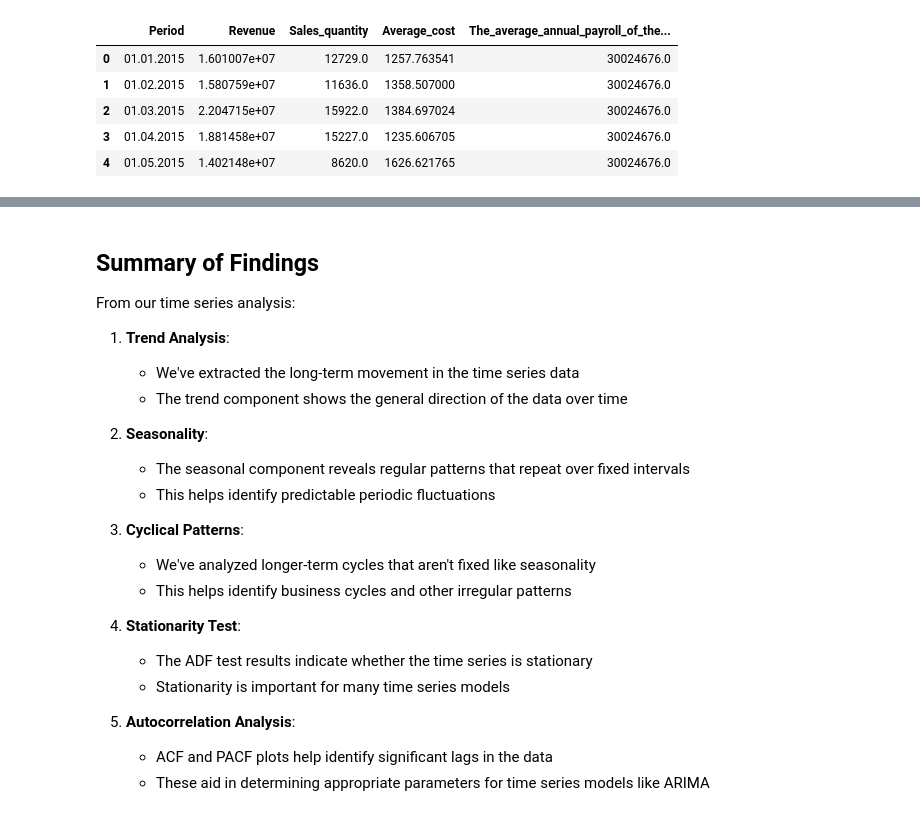
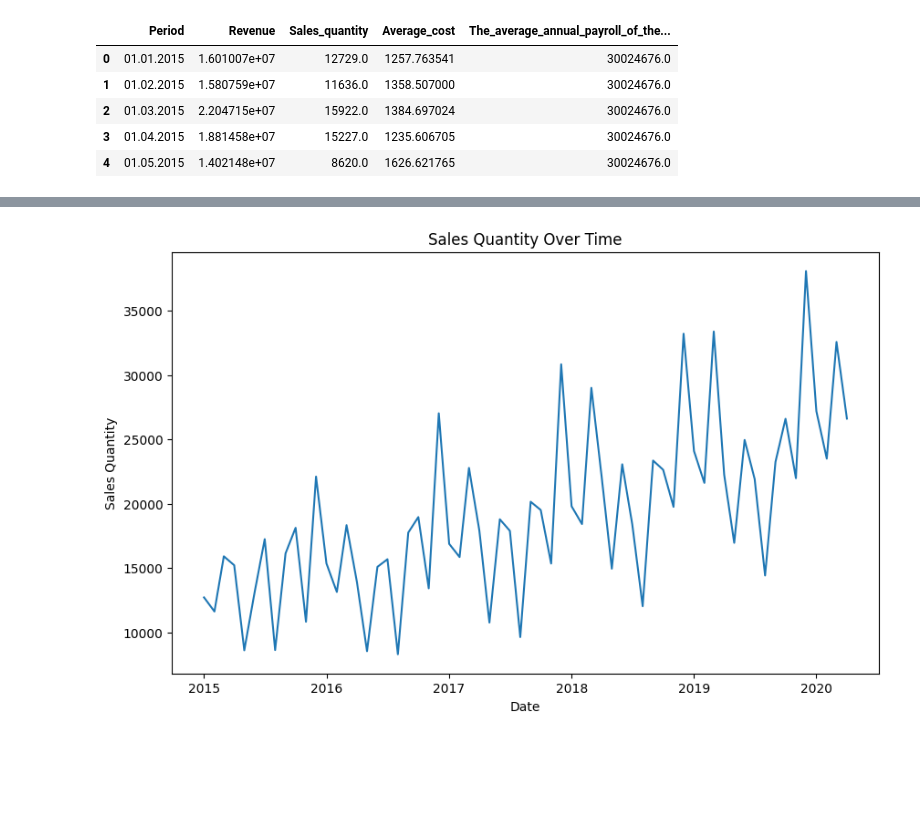
Before and after one commit to raunakwete43/practicals, a Jupyter notebook: dav/Python/03.ipynb, the cells around one changed output, grey strips where cells are left out. Cells and saved outputs as stored; diff of their text form; code cells hidden in the pictures; blank space fills up the shorter version.

```diff
--- a/dav/Python/03.ipynb
+++ b/dav/Python/03.ipynb
@@ -30,8 +23,4 @@ df['Period'] = pd.to_datetime(df['Period'], format='%d.%m.%Y')
 df = df.set_index('Period')
 
 # Drop NaN values for analysis
-df_clean = df.dropna()
-
-# Display the processed dataframe
-print(df_clean.info())
-df_clean.head()
+df = df.dropna()
@@ -181,24 +27,11 @@ plot_acf_pacf(df_clean['Sales_quantity'], 'Sales Quantity')
-# %% [markdown]
-## Summary of Findings
-
-From our time series analysis:
-
-1. **Trend Analysis**:
-   - We've extracted the long-term movement in the time series data
-   - The trend component shows the general direction of the data over time
-
-2. **Seasonality**:
-   - The seasonal component reveals regular patterns that repeat over fixed intervals
-   - This helps identify predictable periodic fluctuations
-
-3. **Cyclical Patterns**:
-   - We've analyzed longer-term cycles that aren't fixed like seasonality
-   - This helps identify business cycles and other irregular patterns
-
-4. **Stationarity Test**:
-   - The ADF test results indicate whether the time series is stationary
-   - Stationarity is important for many time series models
-
-5. **Autocorrelation Analysis**:
-   - ACF and PACF plots help identify significant lags in the data
-   - These aid in determining appropriate parameters for time series models like ARIMA
+# %%
+ts_df = df['Sales_quantity']
+# %%
+plt.figure(figsize=(10, 6))
+plt.plot(ts_df)
+plt.title('Sales Quantity Over Time')
+plt.xlabel('Date')
+plt.ylabel('Sales Quantity')
+plt.show()
+# %% [output]
+[figure, added]
```
Also changed, not shown: parts of 14 cells of this notebook, 5 other files.
